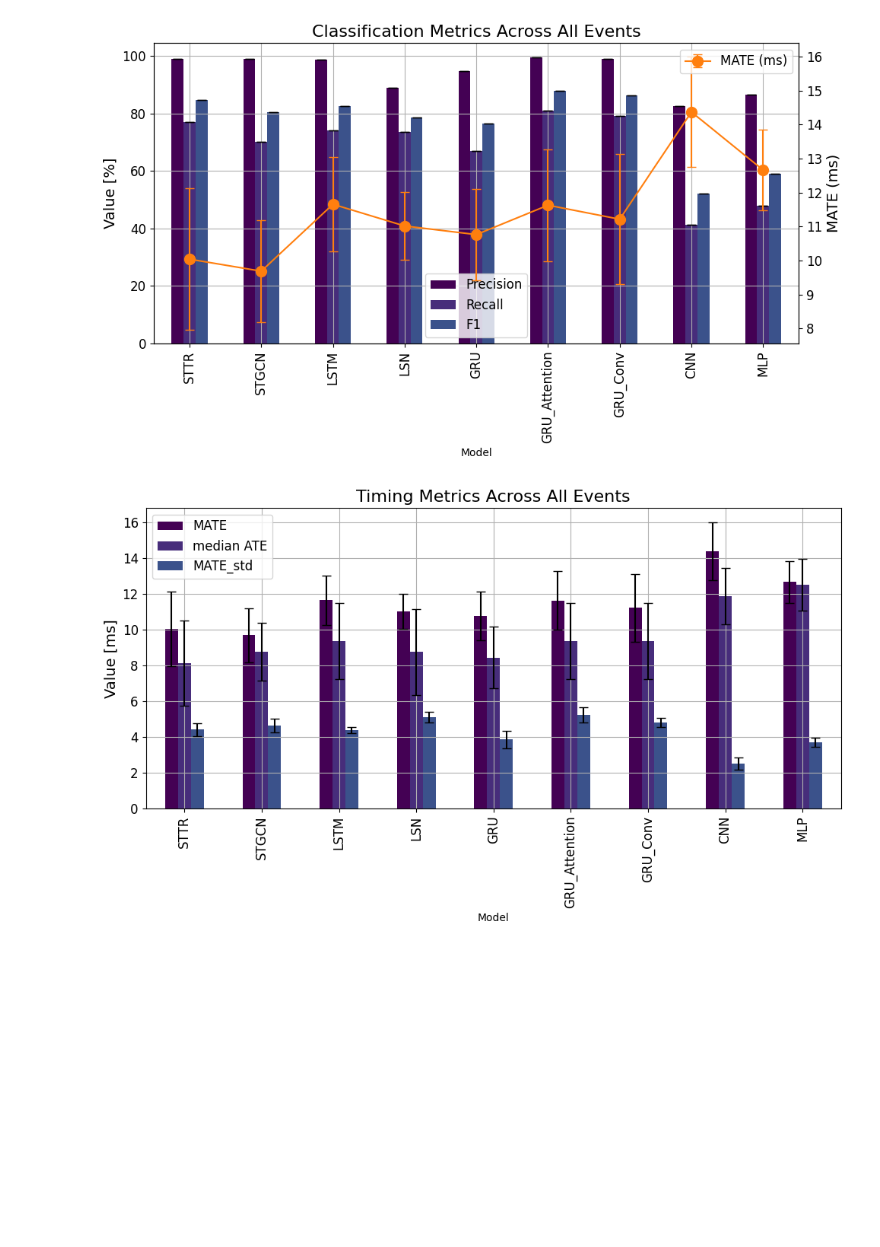
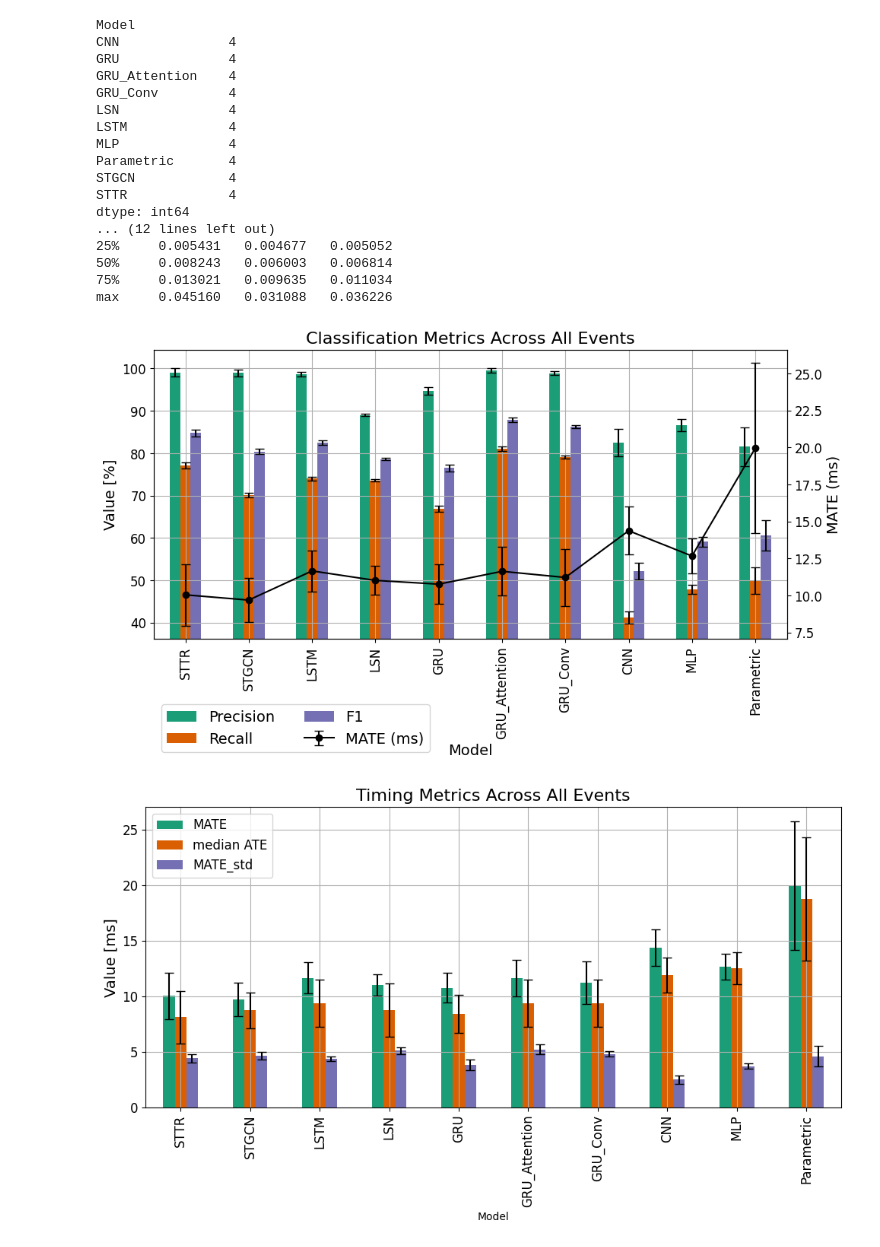
Before and after one commit to SimpingOjou/MScThesis, a Jupyter notebook: Model_analyzer.ipynb, the cells around one changed output. Saved outputs shown, nothing was run; the diff lists cells and outputs as text; code cells hidden in the pictures; blank space fills up the shorter version.

Commit message:
Added parametric data and evaluated

```diff
--- a/Model_analyzer.ipynb
+++ b/Model_analyzer.ipynb
@@ -6,7 +6,7 @@ import numpy as np
 import os
 # %%
 ## load csv files in folder
-folder = os.path.abspath('/home/filthyweeb/Downloads/good_metrics/Metrics')
+folder = os.path.abspath('./good_metrics')
 
 files = [f for f in os.listdir(folder) if f.endswith('.csv')]
 
@@ -23,6 +23,16 @@ for f in files:
     df_list.append(temp_df)
 df = pd.concat(df_list, ignore_index=True)
 
+for metric in df.columns:
+    if '(ms)' in metric:
+        base_metric = metric.replace(' (ms)', '')
+        if base_metric in df.columns:
+            # Only update non-NaN values from the (ms) column
+            df[base_metric] = df[base_metric].combine_first(df[metric])
+        else:
+            # If base column doesn't exist, just rename it
+            df.rename(columns={metric: base_metric}, inplace=True)
+
 print(np.unique(df['Model']))
 print(df.columns.tolist())
 # %% [output]
@@ -33,17 +44,26 @@ print(df.columns.tolist())
 metrics = ['Precision', 'Recall', 'F1']
 ms_metrics = ['MATE', 'median ATE', 'MATE_std']
 events = df['Event'].unique()
-model_order = ['STTR', 'STGCN', 'LSTM', 'LSN', 'GRU', 'GRU_Attention', 'GRU_Conv', 'CNN', 'MLP']
+model_order = ['STTR', 'STGCN', 'LSTM', 'LSN', 'GRU', 'GRU_Attention', 'GRU_Conv', 'CNN', 'MLP', 'Parametric']
 # %%
 # Group and reorder
-model_means = df.groupby('Model')[metrics + ms_metrics].mean().loc[model_order]
-model_sem = df.groupby('Model')[metrics + ms_metrics].sem().loc[model_order]
+model_stats = df.groupby('Model')[metrics + ms_metrics]
+model_means = model_stats.mean().reindex(model_order)
+model_sem = model_stats.sem().reindex(model_order)
 
-# Plotting mean metrics with SEM as error bars using viridis colormap
-bar_colors = plt.cm.viridis(np.linspace(0, 1, len(model_means)))
-# Plotting classification metrics
+print(df.groupby('Model').size())           # Check group counts
+print(model_sem.isna().sum())               # Check for SEM NaNs
+print(model_sem[metrics].describe())
+
+## Color map
+cmap = plt.get_cmap('Dark2')
+num_models = len(model_means)
+bar_colors = [cmap(i) for i in range(num_models)]
+
+## Plotting metrics
 fig, ax1 = plt.subplots(figsize=(10, 6))
 model_means[metrics] = model_means[metrics] * 1e2 # Convert to percentage
+model_sem[metrics] = model_sem[metrics] * 1e2 # Convert to percentage
 model_means[metrics].plot(kind='bar', yerr=model_sem[metrics], capsize=4, ax=ax1, color=bar_colors)
 
 # Add MATE (ms) as a line plot with SEM as error bars using a secondary y-axis
@@ -52,38 +72,59 @@ ax3.errorbar(
     model_means.index,
     model_means['MATE'],
     yerr=model_sem['MATE'],
-    color='tab:orange',
+    color='black',
     marker='o',
     label='MATE (ms)',
     linewidth=1.5,
-    markersize=10,
+    markersize=6,
     capsize=4
 )
 ax3.set_ylabel('MATE (ms)', fontsize=14, color='black')
 ax3.tick_params(axis='y', labelsize=12, colors='black')
-ax3.legend(loc='upper right', fontsize=12)
+# ax3.set_ylim(0, max(model_means['MATE'] + model_sem['MATE']) * 1.1)
 
 ax1.set_title('Classification Metrics Across All Events', fontsize=16)
 ax1.set_ylabel('Value [%]', fontsize=14)
+ax1.set_ylim(min(model_means[metrics].min()) - 0.05 * max(model_means[metrics].max()), max(model_means[metrics].max()) + 0.05 * max(model_means[metrics].max()))
+ax1.set_xlabel('Model', fontsize=14)
 ax1.tick_params(axis='x', labelsize=12)
 ax1.tick_params(axis='y', labelsize=12)
-ax1.legend(fontsize=12)
 ax1.grid(True)
+handles1, labels1 = ax1.get_legend_handles_labels()
+handles2, labels2 = ax3.get_legend_handles_labels()
+ax1.legend(handles1 + handles2, labels1 + labels2, loc='upper left', bbox_to_anchor=(0, -0.2), ncol=2, fontsize=14)
 plt.tight_layout()
 plt.show()
 
 # Plotting timing metrics
 fig, ax2 = plt.subplots(figsize=(10, 6))
 model_means[ms_metrics].plot(kind='bar', yerr=model_sem[ms_metrics], capsize=4, ax=ax2, color=bar_colors)
 
 ax2.set_title('Timing Metrics Across All Events', fontsize=16)
 ax2.set_ylabel('Value [ms]', fontsize=14)
 ax2.tick_params(axis='x', labelsize=12)
 ax2.tick_params(axis='y', labelsize=12)
 ax2.legend(fontsize=12)
 ax2.grid(True)
 plt.tight_layout()
 plt.show()
 # %% [output]
+Model
+CNN              4
+GRU              4
+GRU_Attention    4
+GRU_Conv         4
+LSN              4
+LSTM             4
+MLP              4
+Parametric       4
+STGCN            4
+STTR             4
+dtype: int64
+... (12 lines left out)
+25%     0.005431   0.004677   0.005052
+50%     0.008243   0.006003   0.006814
+75%     0.013021   0.009635   0.011034
+max     0.045160   0.031088   0.036226
-[figure, old version]
+[figure, new version]
-[figure, old version]
+[figure, new version]
```
Also changed, not shown: parts of 1 cell of this notebook, 1 other file.
